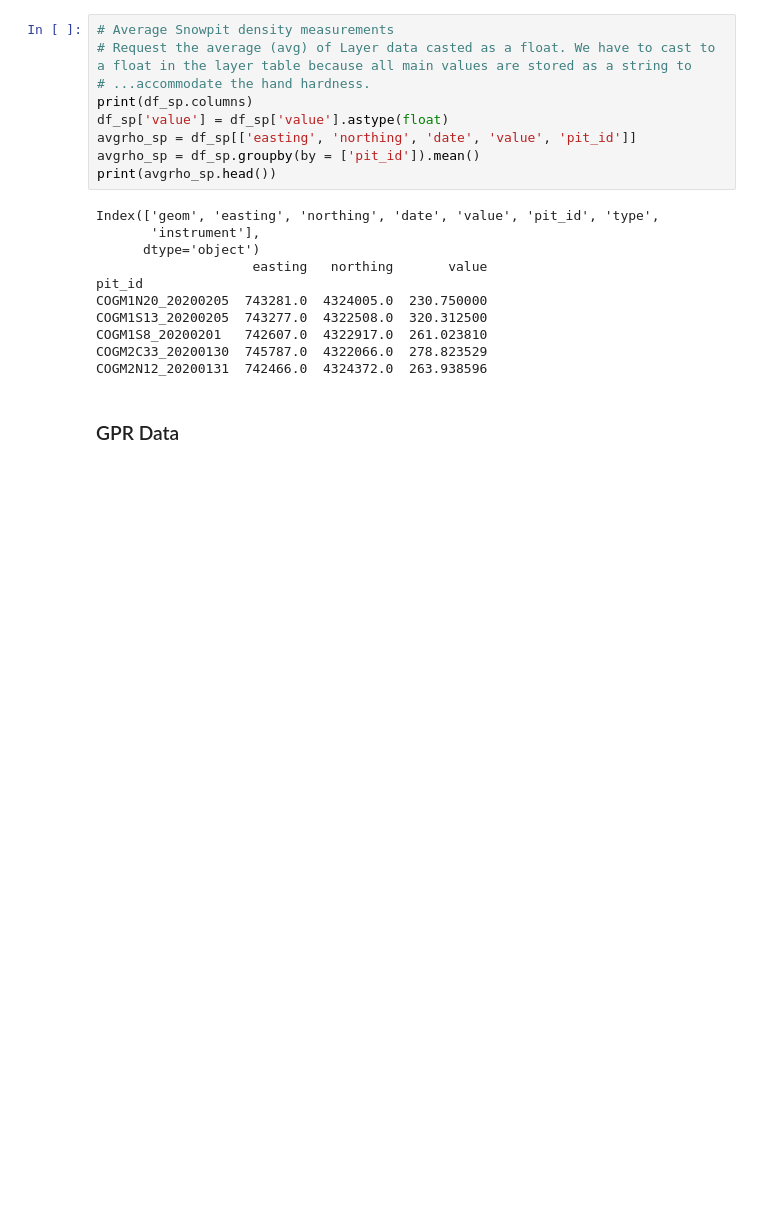
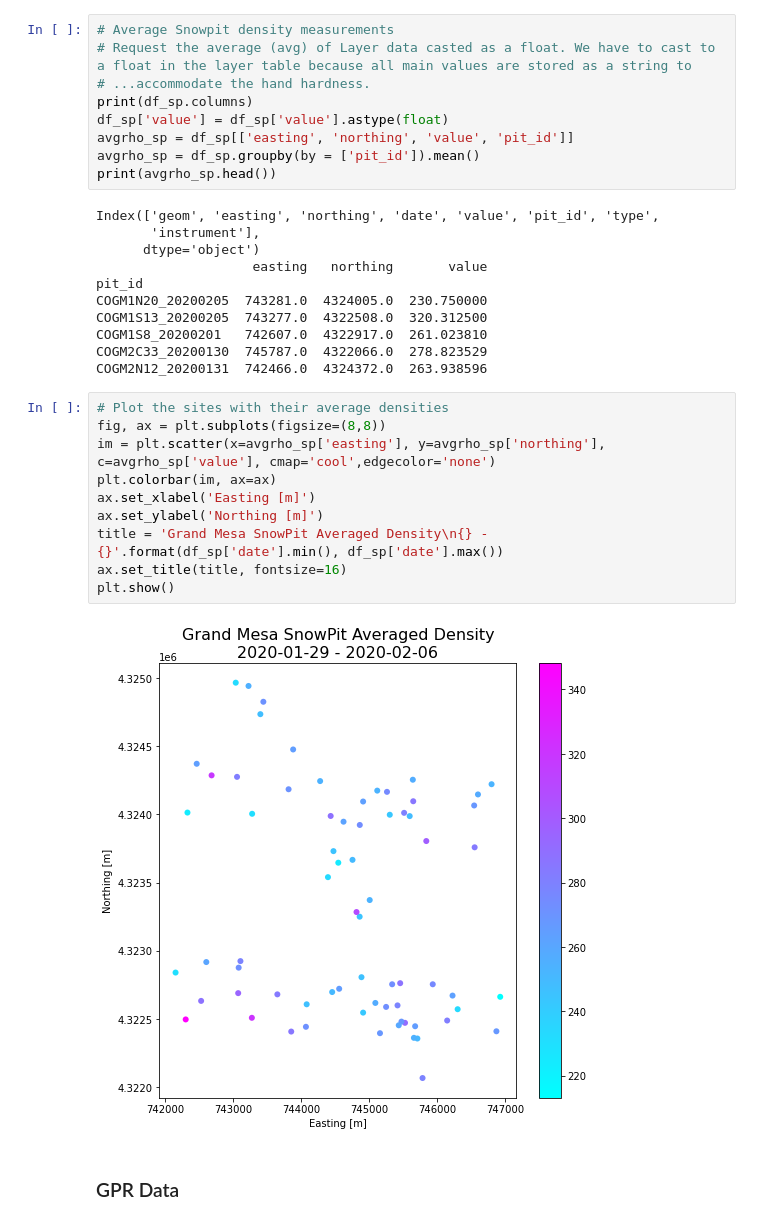
Before and after one commit to snowex-hackweek/coldfusion, a Jupyter notebook: contributors/tvdw/Combined.ipynb, the cells around one changed output. Cells and saved outputs as stored; diff of their text form; blank space fills up the shorter version.

```diff
--- a/contributors/tvdw/Combined.ipynb
+++ b/contributors/tvdw/Combined.ipynb
@@ -140,7 +173,7 @@ plt.scatter(df_sp['easting'], df_sp['northing'])
 # ...accommodate the hand hardness.
 print(df_sp.columns)
 df_sp['value'] = df_sp['value'].astype(float)
-avgrho_sp = df_sp[['easting', 'northing', 'date', 'value', 'pit_id']]
+avgrho_sp = df_sp[['easting', 'northing', 'value', 'pit_id']]
 avgrho_sp = df_sp.groupby(by = ['pit_id']).mean()
 print(avgrho_sp.head())
 # %% [output]
@@ -154,6 +187,18 @@ COGM1S13_20200205  743277.0  4322508.0  320.312500
 COGM1S8_20200201   742607.0  4322917.0  261.023810
 COGM2C33_20200130  745787.0  4322066.0  278.823529
 COGM2N12_20200131  742466.0  4324372.0  263.938596
+# %%
+# Plot the sites with their average densities
+fig, ax = plt.subplots(figsize=(8,8))
+im = plt.scatter(x=avgrho_sp['easting'], y=avgrho_sp['northing'], c=avgrho_sp['value'], cmap='cool',edgecolor='none')
+plt.colorbar(im, ax=ax)
+ax.set_xlabel('Easting [m]')
+ax.set_ylabel('Northing [m]')
+title = 'Grand Mesa SnowPit Averaged Density\n{} - {}'.format(df_sp['date'].min(), df_sp['date'].max())
+ax.set_title(title, fontsize=16)
+plt.show()
+# %% [output]
+[figure, added]
 # %% [markdown]
 ### GPR Data
 # %%
```
Also changed, not shown: parts of 7 cells of this notebook.
